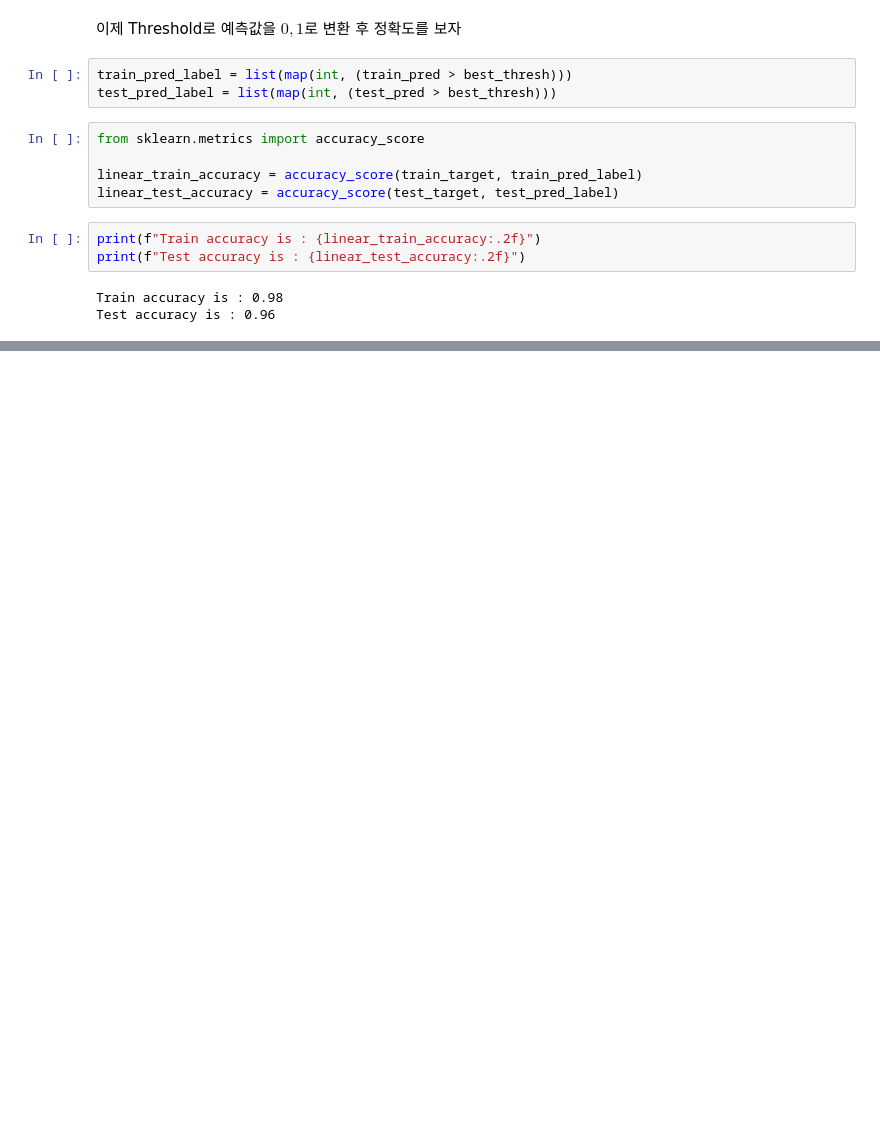
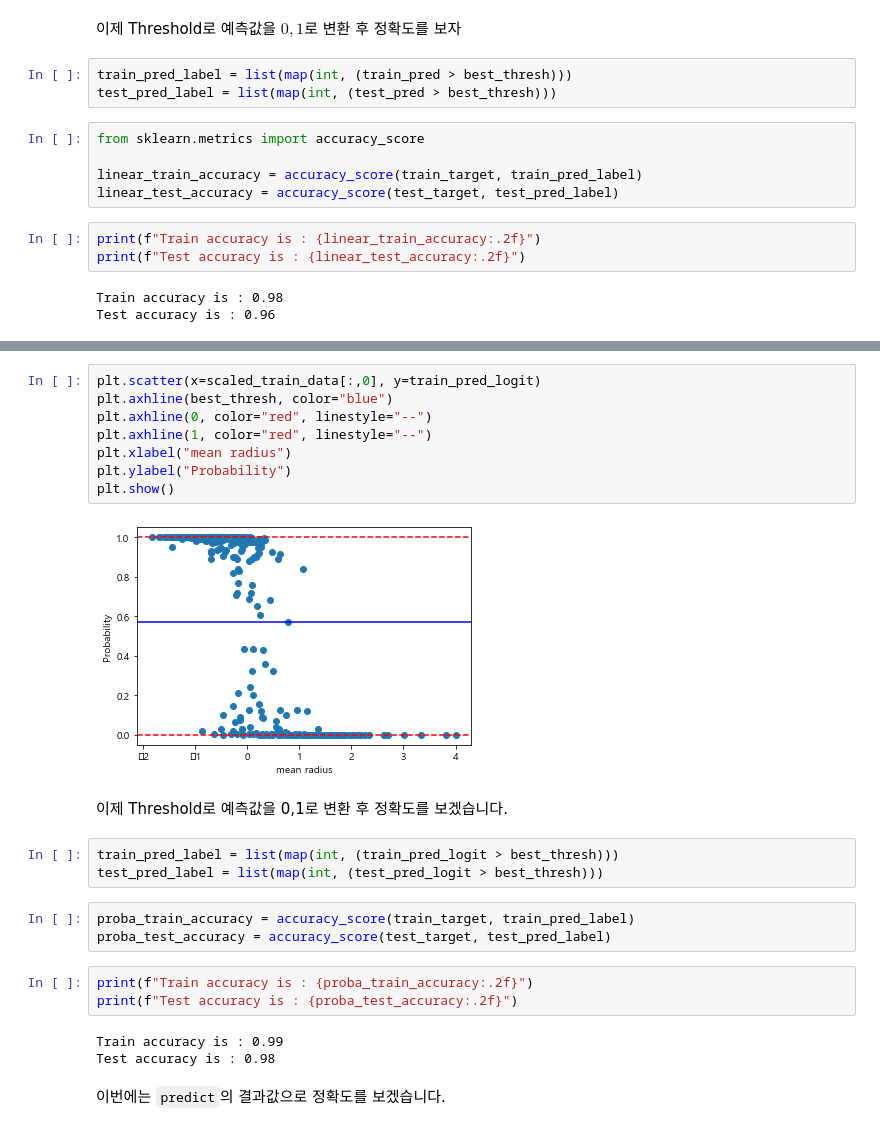
Before and after one commit to pinkocto/BP2022, a Jupyter notebook: _notebooks/2022-04-26-ML.ipynb, the cells around one changed output, grey strips where cells are left out. Saved outputs shown, nothing was run; the diff lists cells and outputs as text; blank space fills up the shorter version.

```diff
--- a/_notebooks/2022-04-26-ML.ipynb
+++ b/_notebooks/2022-04-26-ML.ipynb
@@ -361,0 +516,26 @@ Test accuracy is : 0.96
+# %%
+plt.scatter(x=scaled_train_data[:,0], y=train_pred_logit)
+plt.axhline(best_thresh, color="blue")
+plt.axhline(0, color="red", linestyle="--")
+plt.axhline(1, color="red", linestyle="--")
+plt.xlabel("mean radius")
+plt.ylabel("Probability")
+plt.show()
+# %% [output]
+[figure, added]
+# %% [markdown]
+이제 Threshold로 예측값을 0,1로 변환 후 정확도를 보겠습니다.
+# %%
+train_pred_label = list(map(int, (train_pred_logit > best_thresh)))
+test_pred_label = list(map(int, (test_pred_logit > best_thresh)))
+# %%
+proba_train_accuracy = accuracy_score(train_target, train_pred_label)
+proba_test_accuracy = accuracy_score(test_target, test_pred_label)
+# %%
+print(f"Train accuracy is : {proba_train_accuracy:.2f}")
+print(f"Test accuracy is : {proba_test_accuracy:.2f}")
+# %% [output]
+Train accuracy is : 0.99
+Test accuracy is : 0.98
+# %% [markdown]
+이번에는 `predict`의 결과값으로 정확도를 보겠습니다.
```
Also changed, not shown: parts of 56 cells of this notebook.
